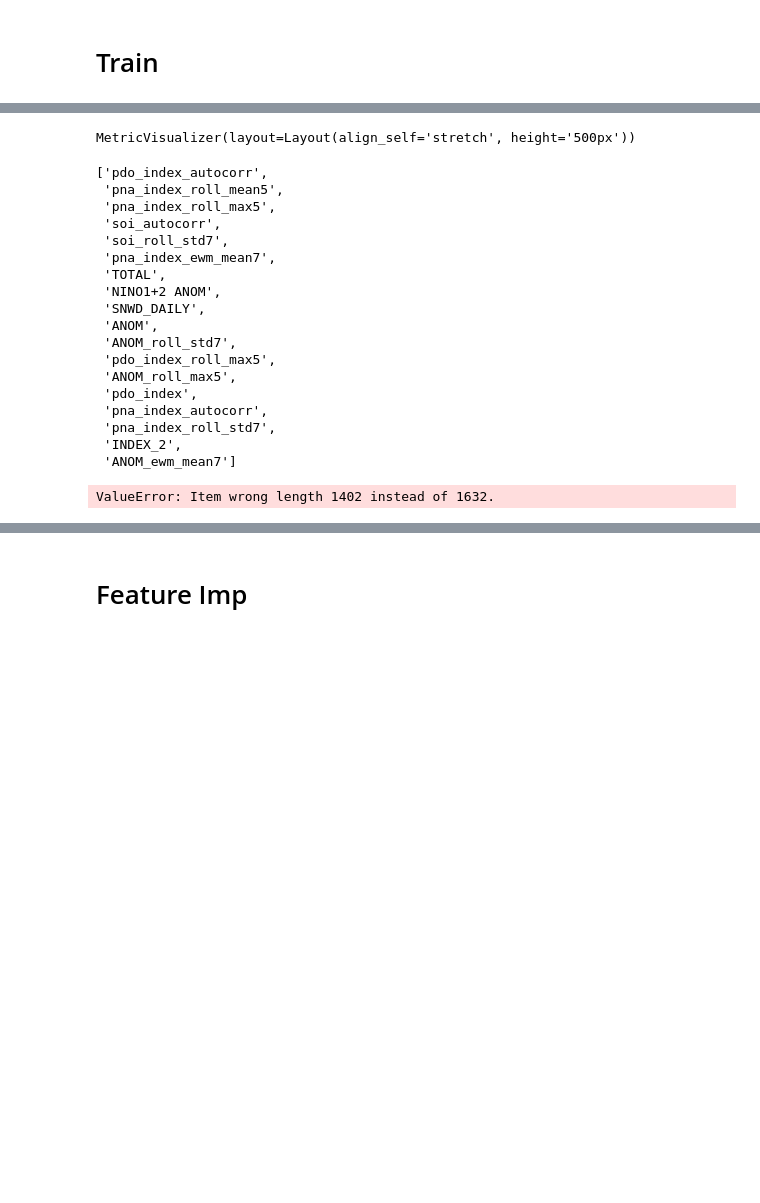
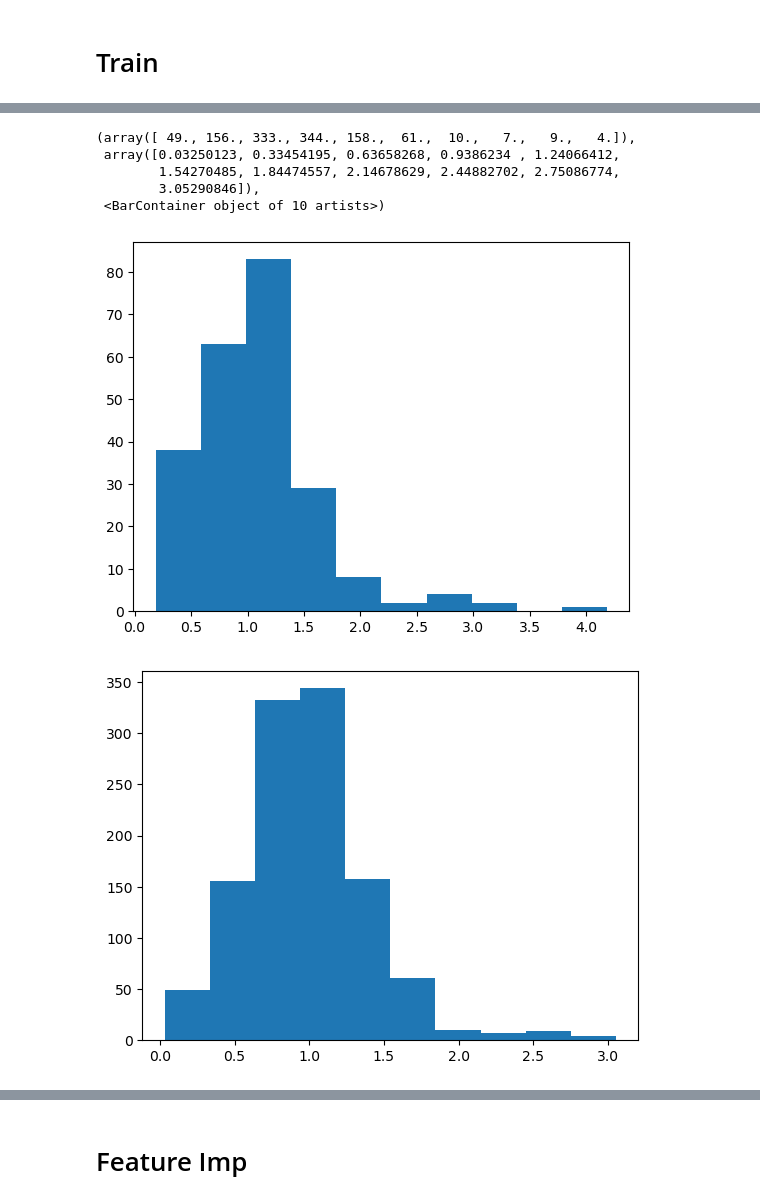
Before and after one commit to nsarang/water-supply-forecast-rodeo, a Jupyter notebook: core/MVP.ipynb, the cells around one changed output, grey strips where cells are left out. Drawn from its saved outputs; the diff is of its cells as text; code cells hidden in the pictures; blank space fills up the shorter version.

```diff
--- a/core/MVP.ipynb
+++ b/core/MVP.ipynb
@@ -438,62 +1097,20 @@ px.line(df_viz, x="forecast_year", y=["target", "pred"], color="site_id")
-# %%
-from catboost import CatBoostRegressor, Pool, EShapCalcType, EFeaturesSelectionAlgorithm
-from sklearn.datasets import make_regression
-from sklearn.model_selection import train_test_split
-
-# X, y = make_regression(n_samples=1000, n_features=100, n_informative=20, random_state=0)
-# train_X, test_X, train_y, test_y = train_test_split(X, y, test_size=0.25, random_state=0)
-# feature_names = ['F{}'.format(i) for i in range(train_X.shape[1])]
-# train_pool = Pool(train_X, train_y, feature_names=feature_names)
-# test_pool = Pool(test_X, test_y, feature_names=feature_names)
-
-
-model = CatBoostRegressor(**{k:v for k,v in default_model_params.items() if k != "feature_weights"})
-summary = model.select_features(
-    train_pool,
-    eval_set=val_pool,
-    features_for_select=X_train.columns,
-    num_features_to_select=20,
-    steps=10,
-    algorithm=EFeaturesSelectionAlgorithm.RecursiveByShapValues,
-    shap_calc_type=EShapCalcType.Regular,
-    train_final_model=True,
-    logging_level='Silent',
-    plot=True
-)
-# %% [output]
-MetricVisualizer(layout=Layout(align_self='stretch', height='500px'))
-# %%
-summary["eliminated_features_names"]
-# %% [output]
-['pdo_index_autocorr',
- 'pna_index_roll_mean5',
- 'pna_index_roll_max5',
- 'soi_autocorr',
- 'soi_roll_std7',
- 'pna_index_ewm_mean7',
- 'TOTAL',
- 'NINO1+2 ANOM',
- 'SNWD_DAILY',
- 'ANOM',
- 'ANOM_roll_std7',
- 'pdo_index_roll_max5',
- 'ANOM_roll_max5',
- 'pdo_index',
- 'pna_index_autocorr',
- 'pna_index_roll_std7',
- 'INDEX_2',
- 'ANOM_ewm_mean7']
 # %%
-# plt.figure(0)
-# plt.hist(y_val)
-# plt.figure(1)
-# plt.hist(y_train)
+plt.figure(0)
+plt.hist(y_val)
+plt.figure(1)
+plt.hist(y_train)
+# %% [output]
+(array([ 49., 156., 333., 344., 158.,  61.,  10.,   7.,   9.,   4.]),
+ array([0.03250123, 0.33454195, 0.63658268, 0.9386234 , 1.24066412,
+        1.54270485, 1.84474557, 2.14678629, 2.44882702, 2.75086774,
+        3.05290846]),
+ <BarContainer object of 10 artists>)
+[figure, added]
+[figure, added]
 # %%
-masked = ~X.index.isin(X.iloc[train_index].index)
-dataset[masked]
-y[masked]
+# masked = ~X.index.isin(X.iloc[train_index].index)
+# dataset[masked]
+# y[masked]
-# %% [output]
-ValueError: Item wrong length 1402 instead of 1632.
 # %%
 diff = y_gt_val - y_pred_val[0]
 # diff = y_gt_train - y_pred_train
```
Also changed, not shown: parts of 72 cells of this notebook, 11 other files.
